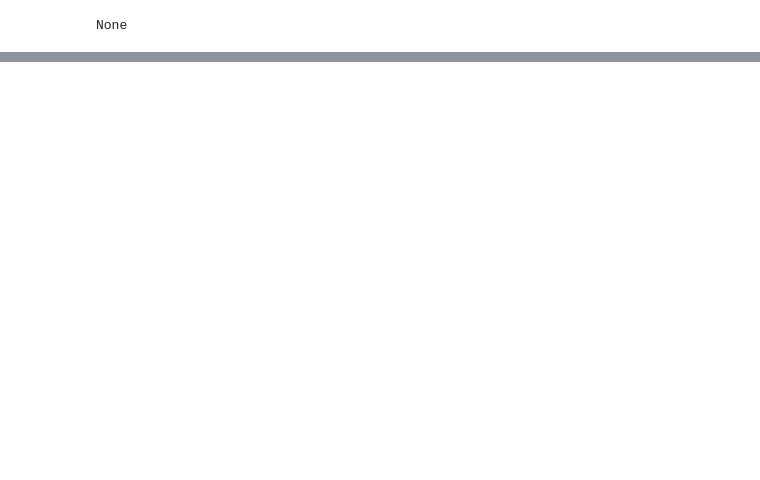
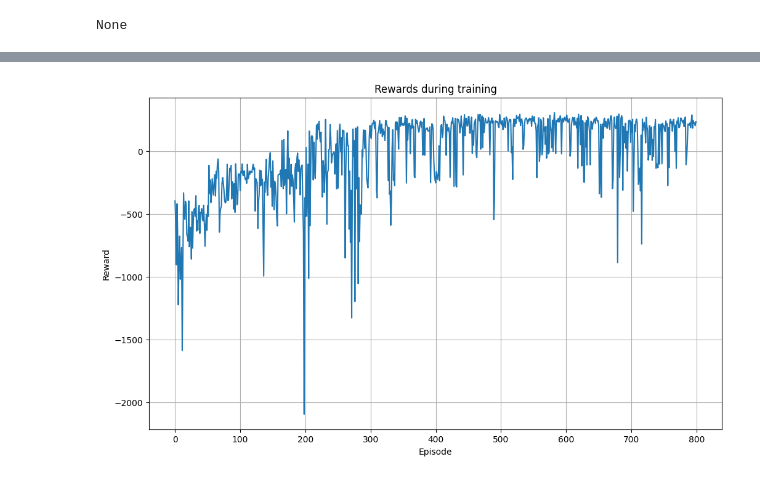
Before and after one commit to Kamil-Sabbagh/Lunar-Landing, a Jupyter notebook: DDPG/ddpg.ipynb, the cells around one changed output, grey strips where cells are left out. Drawn from its saved outputs; the diff is of its cells as text; code cells hidden in the pictures; blank space fills up the shorter version.

```diff
--- a/DDPG/ddpg.ipynb
+++ b/DDPG/ddpg.ipynb
@@ -563,0 +634,12 @@ IImage(filename="trained.gif")
+# %%
+import matplotlib.pyplot as plt
+
+plt.figure(figsize=(12, 7))
+plt.plot(all_rewards)
+plt.title("Rewards during training")
+plt.xlabel("Episode")
+plt.ylabel("Reward")
+plt.grid()
+plt.savefig("single_rewards.png")
+# %% [output]
+[figure, added]
```
Also changed, not shown: parts of 9 cells of this notebook, 12 other files.
